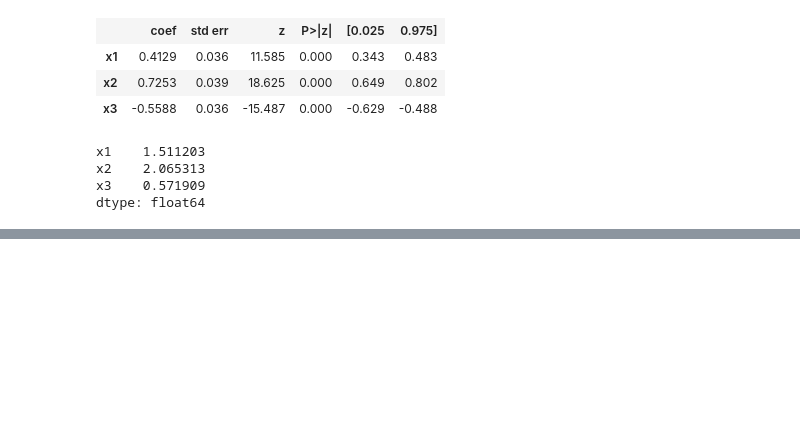
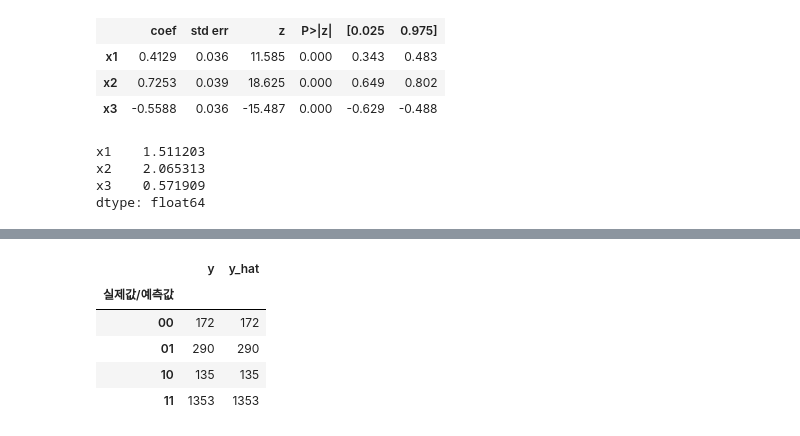
Before and after one commit to GwonSeop/-, a Jupyter notebook: 04_실습.ipynb, the cells around one changed output, grey strips where cells are left out. Saved outputs shown, nothing was run; the diff lists cells and outputs as text; code cells hidden in the pictures; blank space fills up the shorter version.

```diff
--- a/04_실습.ipynb
+++ b/04_실습.ipynb
@@ -434,0 +474,16 @@ dtype: float64
+# %%
+## 직접 작성
+tmp = []
+pred = lr.predict(test_scaled)
+for i,j in zip(test_y, pred):
+  tmp.append(str(int(i))+str(int(j)))
+tmpdf=pd.DataFrame({'y':test_y,'y_hat':pred,'실제값/예측값':tmp})
+tmpdf.groupby(['실제값/예측값']).count()
+#tmpdf.to_csv('re.csv')
+# %% [output]
+|  | y | y_hat |
+| 실제값/예측값 |  |  |
+| 00 | 172 | 172 |
+| 01 | 290 | 290 |
+| 10 | 135 | 135 |
+| 11 | 1353 | 1353 |
```
Also changed, not shown: parts of 13 cells of this notebook.
